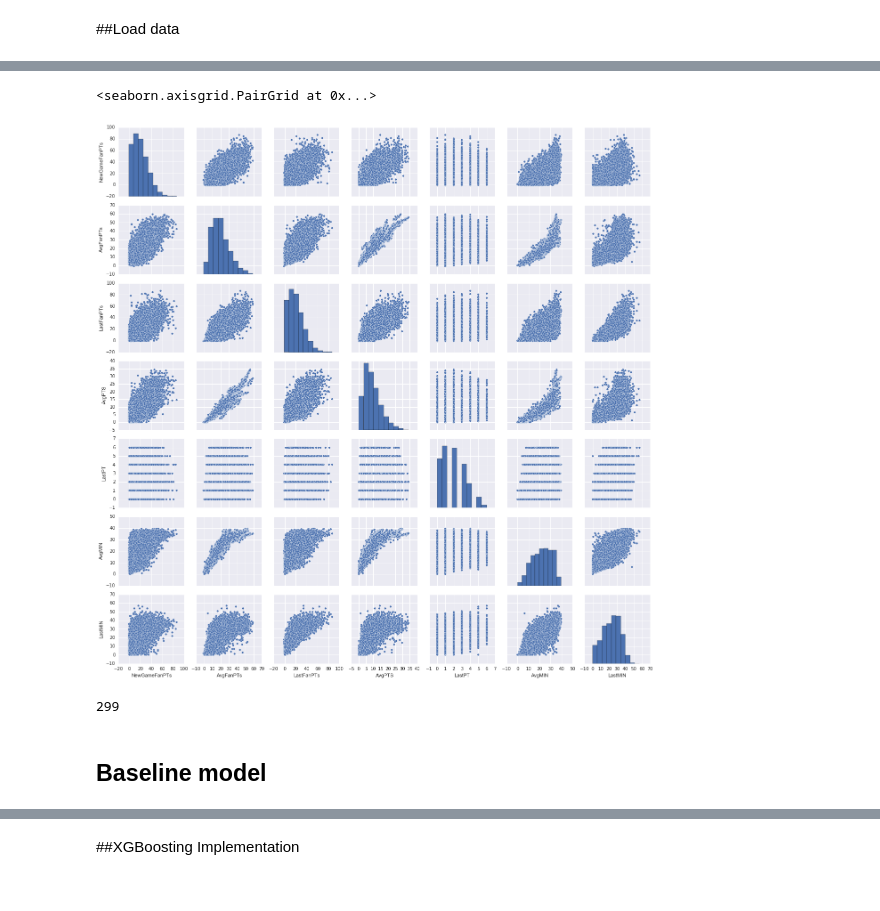
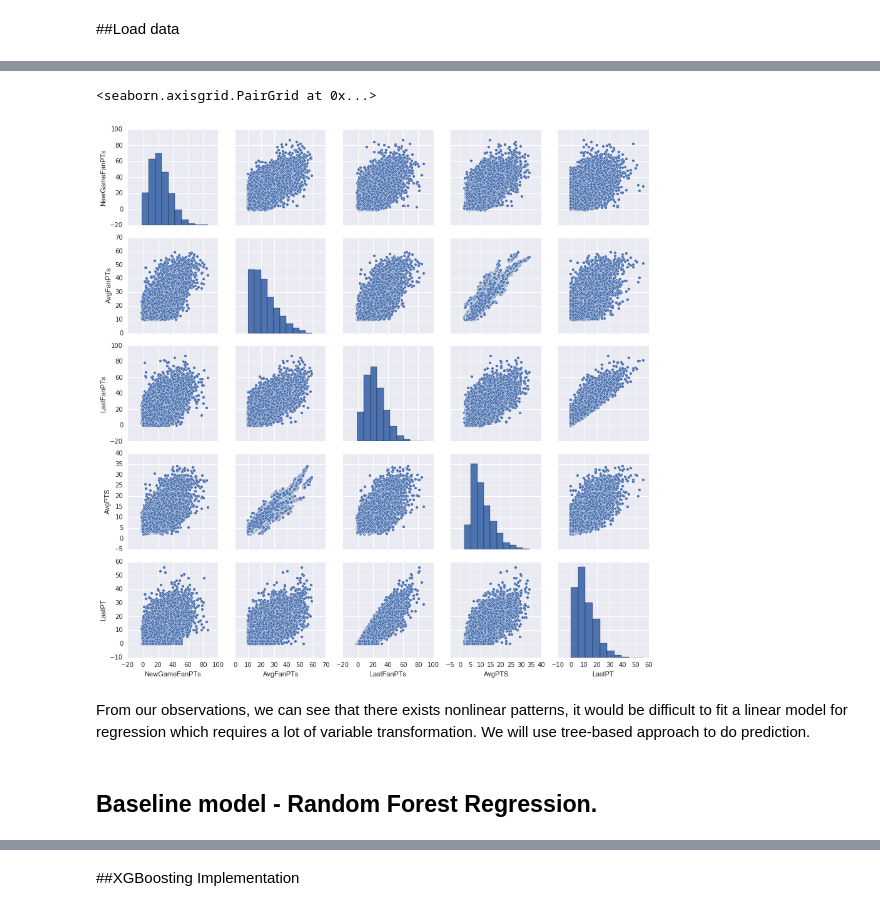
Before and after one commit to jpzhangvincent/NBAFantasySportBetting-ML-project, a Jupyter notebook: Predict FanPTs/XGBoosting for regression - Predict FanPTs.ipynb, the cells around one changed output, grey strips where cells are left out. Drawn from its saved outputs; the diff is of its cells as text; code cells hidden in the pictures.

```diff
--- a/Predict FanPTs/XGBoosting for regression - Predict FanPTs.ipynb
+++ b/Predict FanPTs/XGBoosting for regression - Predict FanPTs.ipynb
@@ -11,4 +8,4 @@ import matplotlib.pylab as plt
 import seaborn as sns
 %matplotlib inline
 from matplotlib.pylab import rcParams
-rcParams['figure.figsize'] = 13, 5
+#rcParams['figure.figsize'] = 13, 5
@@ -15,8 +14,8 @@ rcParams['figure.figsize'] = 13, 5
 # %% [markdown]
 ##Load data
 # %%
-train = pd.read_csv('../Data/train_modified_0229.csv')
-test = pd.read_csv('../Data/test_modified_0229.csv')
+Train = pd.read_csv('../Data/train_modified_0229.csv')
+Test = pd.read_csv('../Data/test_modified_0229.csv')
 # %%
 target='NewGameFanPTs'
 IDcol = 'Player_ID'
@@ -45,11 +24,9 @@ predictors
 # %%
-sns.pairplot(train[["NewGameFanPTs", "AvgFanPTs", "LastFanPTs","AvgPTS",'LastPT','AvgMIN','LastMIN']])
+sns.pairplot(train[["NewGameFanPTs", "AvgFanPTs", "LastFanPTs","AvgPTS",'LastPT']])
 # %% [output]
 <seaborn.axisgrid.PairGrid at 0x...>
-[figure, old version]
+[figure, new version]
-# %%
-len(train['LastFanPTs'].unique())
-# %% [output]
-299
+# %% [markdown]
+From our observations, we can see that there exists nonlinear patterns, it would be difficult to fit a linear model for regression which requires a lot of variable transformation. We will use tree-based approach to do prediction.
 # %% [markdown]
-## Baseline model
+## Baseline model - Random Forest Regression.
```
Also changed, not shown: parts of 63 cells of this notebook, 16 other files.
